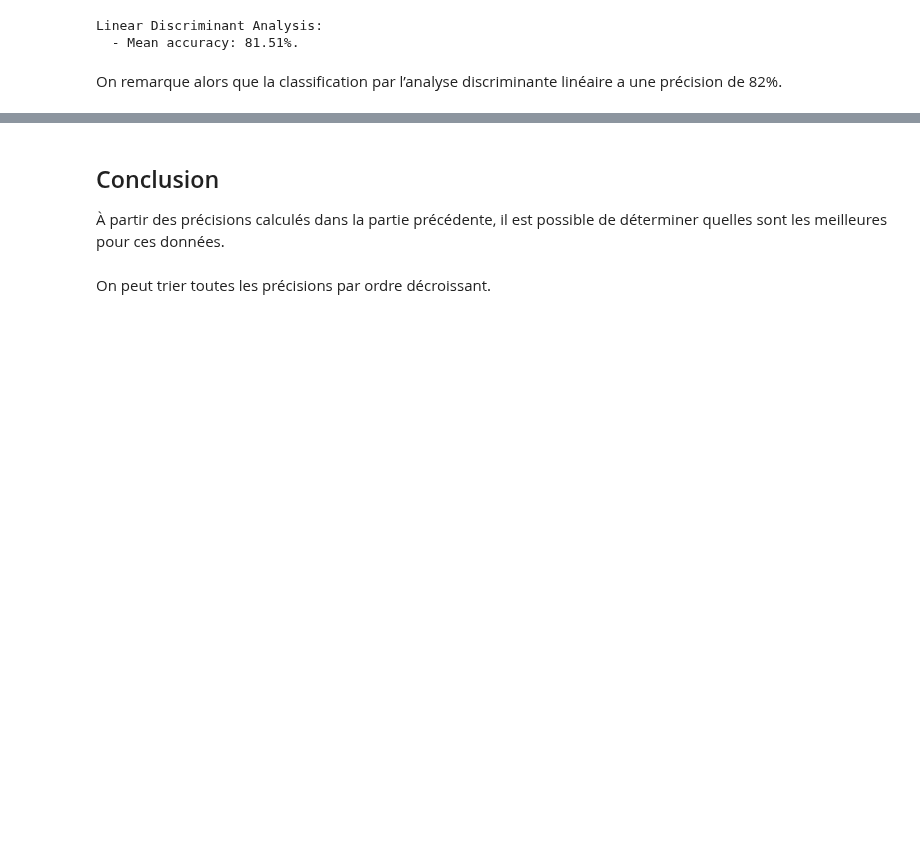
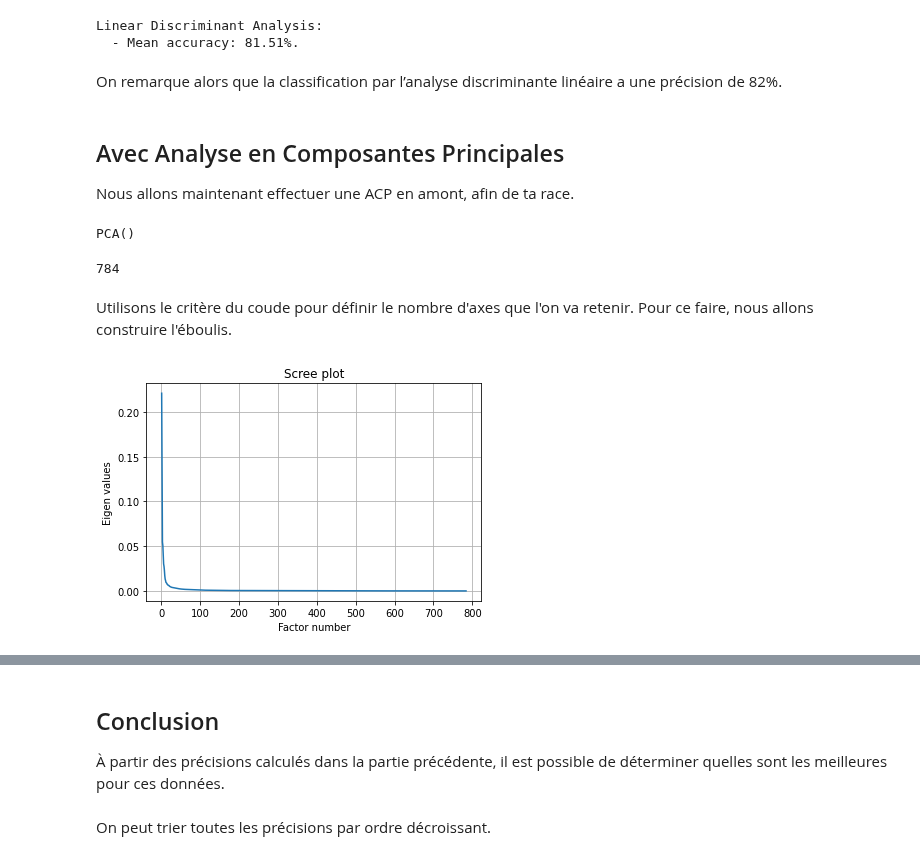
Before and after one commit to bastiensoucasse/acid-project, a Jupyter notebook: Gr5-Provost_Iantsa-Soucasse-Bastien.ipynb, the cells around one changed output, grey strips where cells are left out. Cells and saved outputs as stored; diff of their text form; code cells hidden in the pictures; blank space fills up the shorter version.

```diff
--- a/Gr5-Provost_Iantsa-Soucasse-Bastien.ipynb
+++ b/Gr5-Provost_Iantsa-Soucasse-Bastien.ipynb
@@ -190,8 +179,8 @@ if VERBOSE:
     print('Computing linear discriminant analysis classification…')
 
 lda = LDA()
-lda.fit(x_train, y_train)
-lda_accuracy = lda.score(x_test, y_test)
+lda.fit(X_train, y_train)
+lda_accuracy = lda.score(X_test, y_test)
 
 if VERBOSE:
     print('accuracy =', lda_accuracy)
@@ -208,3 +197,41 @@ Linear Discriminant Analysis:
   - Mean accuracy: 81.51%.
 # %% [markdown]
 On remarque alors que la classification par l’analyse discriminante linéaire a une précision de 82%.
+# %% [markdown]
+## Avec Analyse en Composantes Principales
+
+Nous allons maintenant effectuer une ACP en amont, afin de ta race.
+# %%
+import numpy as np
+from sklearn.preprocessing import StandardScaler
+
+scaler = StandardScaler()
+X = np.concatenate((X_train, X_test))
+z = scaler.fit_transform(X)
+# %%
+from sklearn.decomposition import PCA
+acp = PCA()
+print(acp)
+# %% [output]
+PCA()
+# %%
+coord = acp.fit_transform(z)
+print(acp.n_components_)
+# %% [output]
+784
+# %% [markdown]
+Utilisons le critère du coude pour définir le nombre d'axes que l'on va retenir. Pour ce faire, nous allons construire l'éboulis.
+# %%
+import numpy as np
+
+def display_scree_plot(n_components, explained_variance_ratio):
+    plt.grid()
+    plt.plot(np.arange(1, n_components+1), explained_variance_ratio)
+    plt.title("Scree plot")
+    plt.ylabel("Eigen values")
+    plt.xlabel("Factor number")
+    plt.show()
+
+display_scree_plot(acp.n_components_, acp.explained_variance_ratio_)
+# %% [output]
+[figure, added]
```
Also changed, not shown: parts of 12 cells of this notebook.
